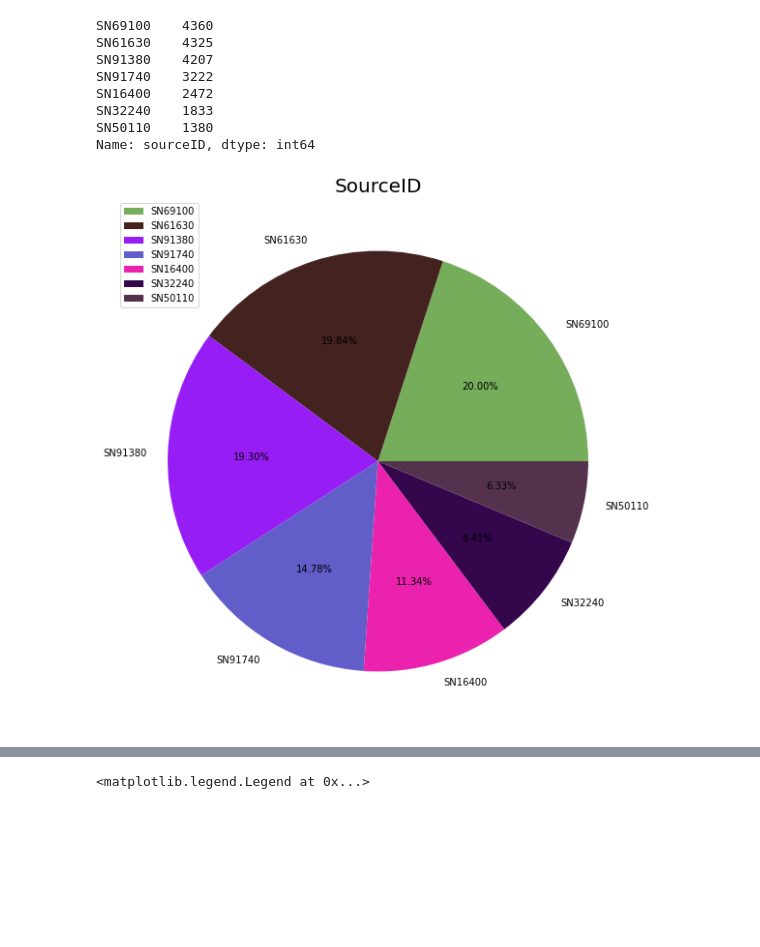
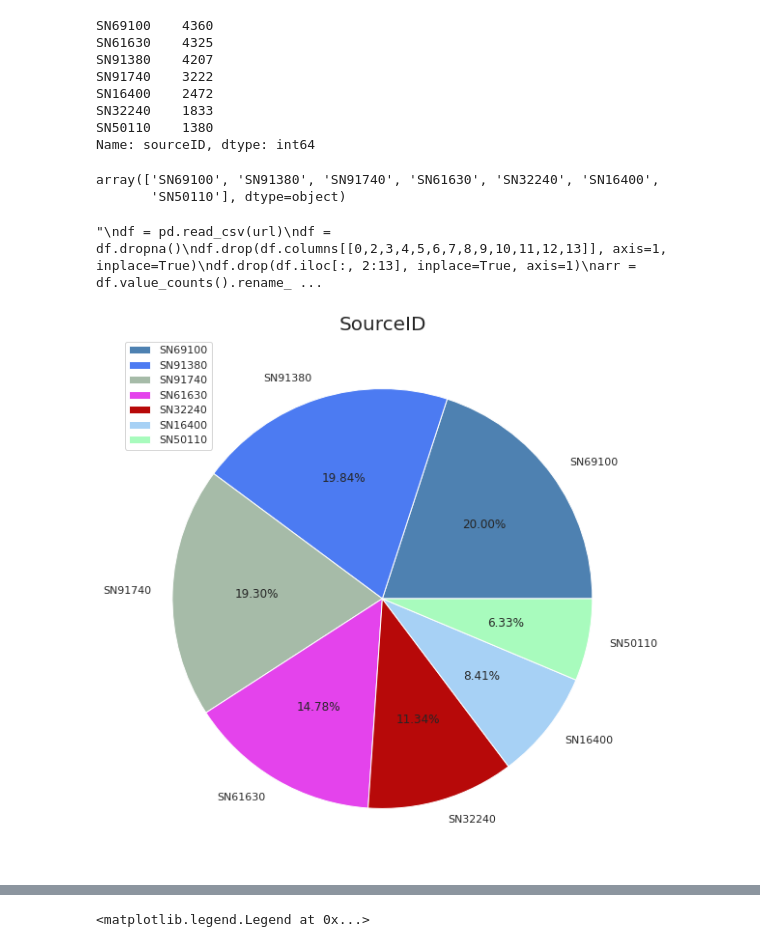
Before and after one commit to Badar97/Progetto_DataScience, a Jupyter notebook: Untitled.ipynb, the cells around one changed output, grey strips where cells are left out. Saved outputs shown, nothing was run; the diff lists cells and outputs as text; code cells hidden in the pictures; blank space fills up the shorter version.

```diff
--- a/Untitled.ipynb
+++ b/Untitled.ipynb
@@ -43,9 +44,9 @@ from sklearn.cluster import KMeans
 
 %matplotlib inline
 # %%
-url = "Progetto_DataScience/Python/NorwayMeteoDataCompleted.csv"
+url = "https://raw.githubusercontent.com/Badar97/Progetto_DataScience/main/Python/NorwayMeteoDataCompleted.csv"
 meteo = pd.read_csv(url)
-meteo.head()
+meteo#.head()
 # %% [output]
 |  | Unnamed: 0 | sourceId | latitude | longtitude | max(air_temperature P1D) | max(relative_humidity P1D) | ... |
 | 0 | 0 | SN100 | 61.134900 | 12.503900 | NaN | NaN | ... |
@@ -150,29 +162,41 @@ SN16400    2472
 SN32240    1833
 SN50110    1380
 Name: sourceID, dtype: int64
+# %%
+meteo['sourceID'].unique()
+# %% [output]
+array(['SN69100', 'SN91380', 'SN91740', 'SN61630', 'SN32240', 'SN16400',
+       'SN50110'], dtype=object)
 # %%
+"""
 df = pd.read_csv(url)
 df = df.dropna()
 df.drop(df.columns[[0,2,3,4,5,6,7,8,9,10,11,12,13]], axis=1, inplace=True)
 df.drop(df.iloc[:, 2:13], inplace=True, axis=1)
 arr = df.value_counts().rename_axis('sourceID').reset_index(name='counts')
+labels = arr.sourceID
+"""
+# %% [output]
+"\ndf = pd.read_csv(url)\ndf = df.dropna()\ndf.drop(df.columns[[0,2,3,4,5,6,7,8,9,10,11,12,13]], axis=1, inplace=True)\ndf.drop(df.iloc[:, 2:13], inplace=True, axis=1)\narr = df.value_counts().rename_ ...
 # %%
-labels = arr.sourceID
+arr = meteo['sourceID'].unique()
+labels = arr.tolist()
+
 size = meteo['sourceID'].value_counts()
 #colors = ["#"+''.join([random.choice('0123456789ABCDEF') for j in range(6)])
              #for i in range(7)]
 colors = lambda n: ["#%06x" % random.randint(0, 0xFFFFFF) for _ in range(n)]
 
 plt.figure(figsize=(10,10))
 plt.pie(size, colors=colors(7), labels=labels, autopct='%.2f%%')
 plt.title('SourceID', fontsize=20)
 plt.axis('off')
 plt.legend()
 plt.show(block=False)
 plt.pause(3)
 plt.close()
 # %% [output]
-[figure, old version]
+[figure, new version]
 # %%
 geometry = [Point(xy) for xy in zip(meteo.Longitude, meteo.Latitude)]
 meteo['geometry'] = geometry
```
Also changed, not shown: parts of 10 cells of this notebook.
